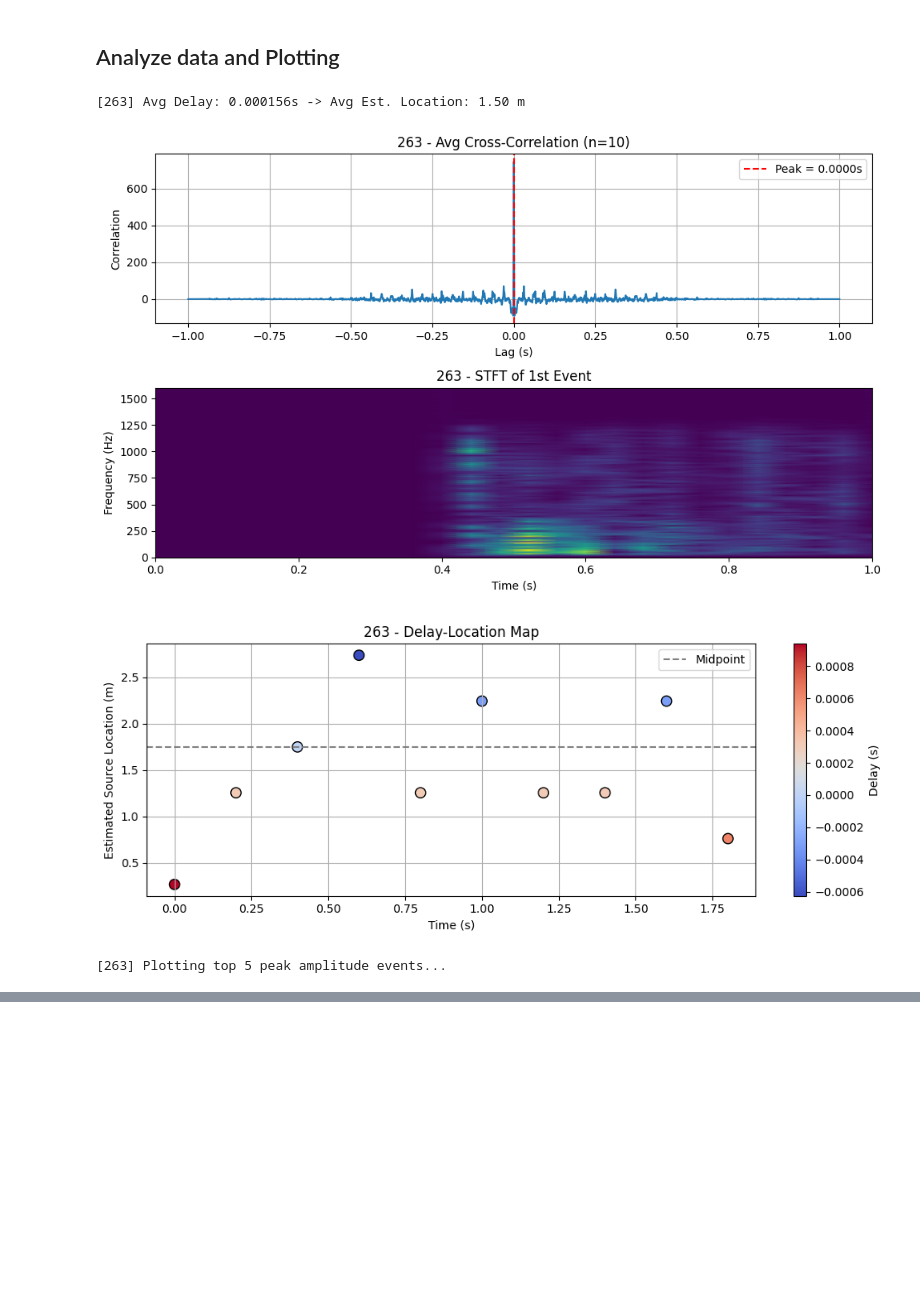
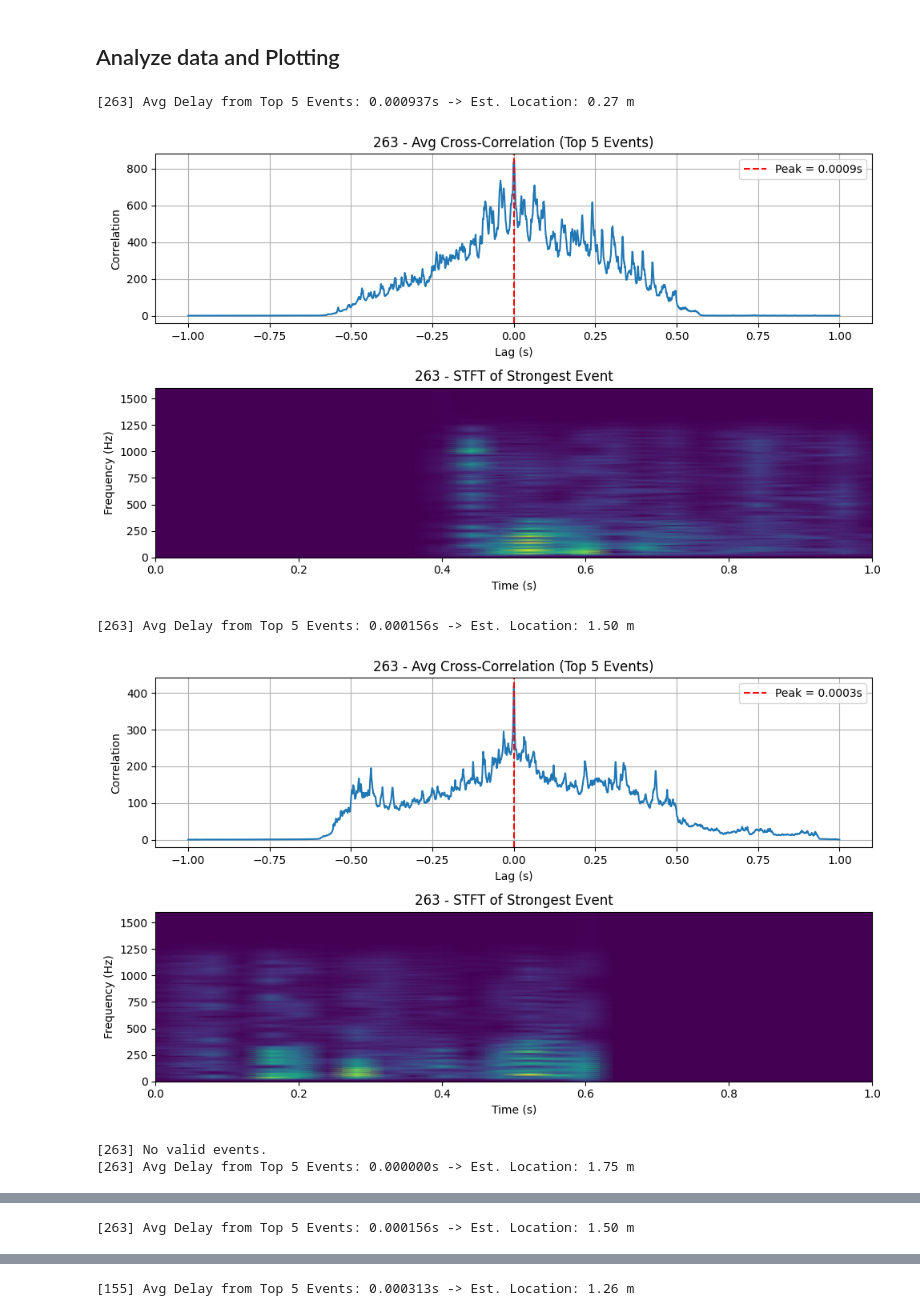
Before and after one commit to Chien-Ju/leak-detection-project, a Jupyter notebook: dataProcessing.ipynb, the cells around one changed output, grey strips where cells are left out. Saved outputs shown, nothing was run; the diff lists cells and outputs as text; code cells hidden in the pictures; blank space fills up the shorter version.

```diff
--- a/dataProcessing.ipynb
+++ b/dataProcessing.ipynb
@@ -385,9 +338,11 @@ static_prefixes = ['static']
 data_dict = load_all_aligned_data_to_dict(file_prefixes)
 static_dict = load_all_aligned_data_to_dict(static_prefixes)
 # %%
-results = analyze_with_sliding_window(data_dict, static_dict)
+results = analyze_with_top5_events(data_dict, static_dict)
 # %% [output]
-[263] Avg Delay: 0.000156s -> Avg Est. Location: 1.50 m
+[263] Avg Delay from Top 5 Events: 0.000937s -> Est. Location: 0.27 m
-[figure, old version]
+[figure, new version]
+[263] Avg Delay from Top 5 Events: 0.000156s -> Est. Location: 1.50 m
-[figure, old version]
+[figure, new version]
-[263] Plotting top 5 peak amplitude events...
+[263] No valid events.
+[263] Avg Delay from Top 5 Events: 0.000000s -> Est. Location: 1.75 m
@@ -394,0 +350 @@ results = analyze_with_sliding_window(data_dict, static_dict)
+[263] Avg Delay from Top 5 Events: 0.000156s -> Est. Location: 1.50 m
@@ -396,0 +355 @@ results = analyze_with_sliding_window(data_dict, static_dict)
+[155] Avg Delay from Top 5 Events: 0.000313s -> Est. Location: 1.26 m
```
Also changed, not shown: parts of 3 cells of this notebook, 3 other files.
